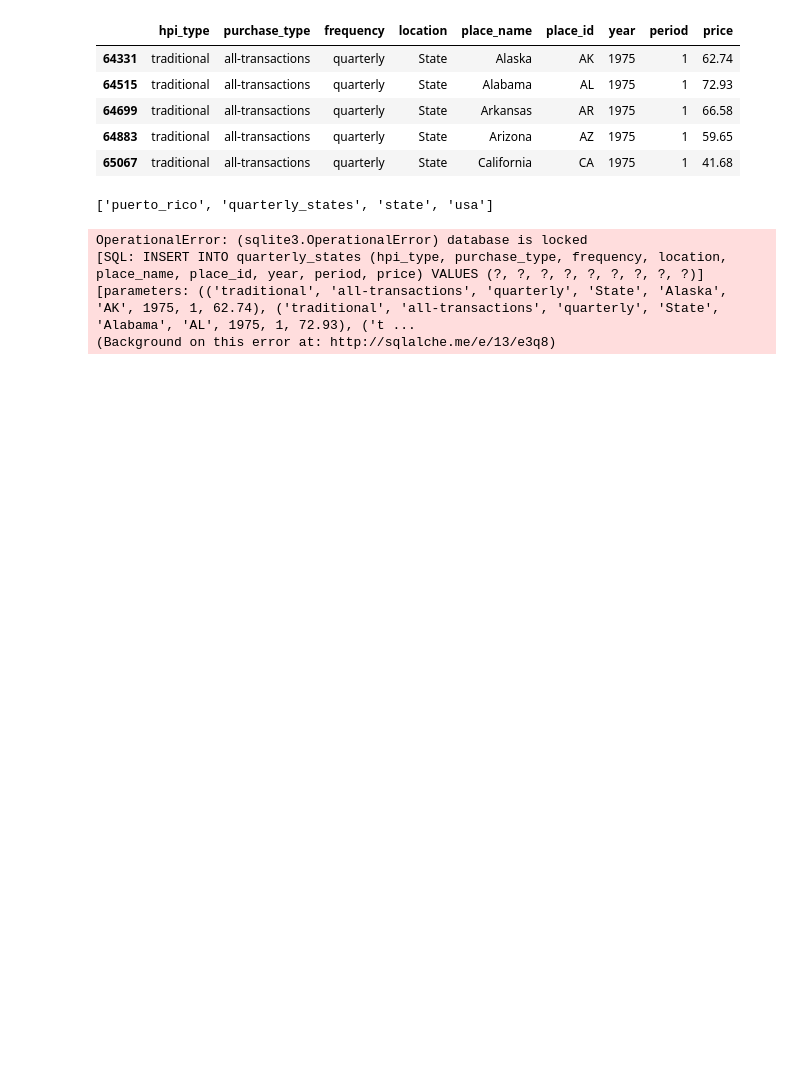
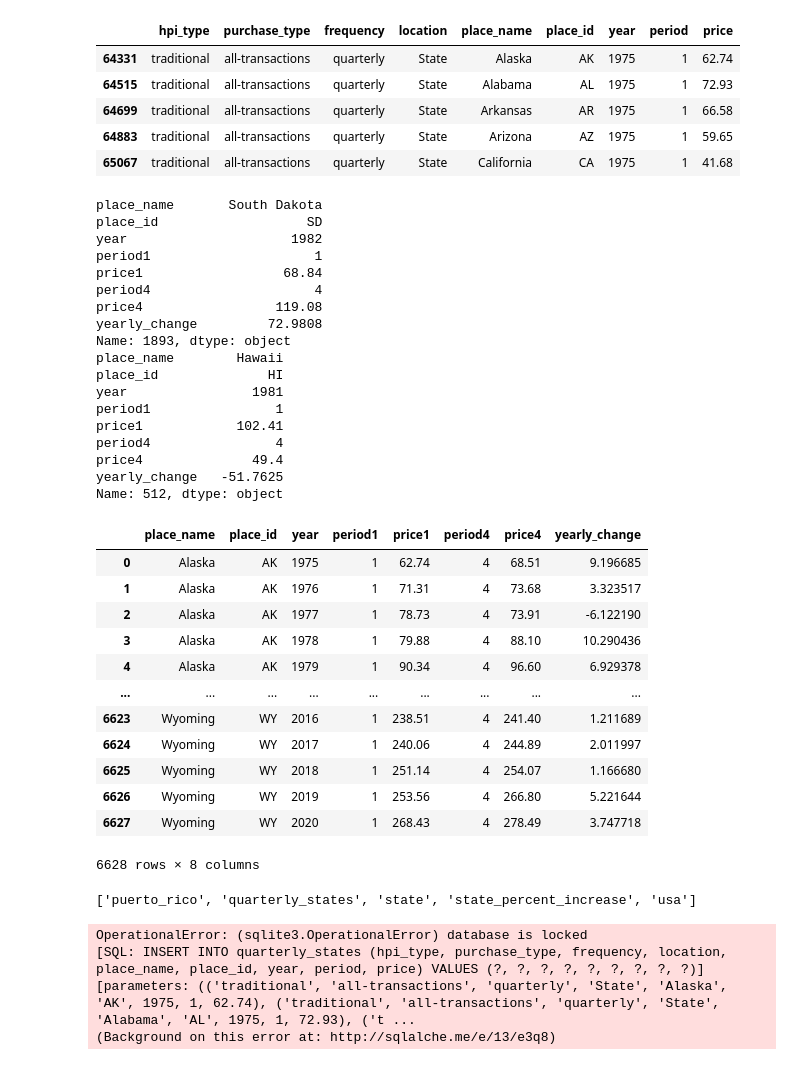
Before and after one commit to erinmann12/project-two, a Jupyter notebook: etl.ipynb, the cells around one changed output. Cells and saved outputs as stored; diff of their text form; code cells hidden in the pictures; blank space fills up the shorter version.

```diff
--- a/etl.ipynb
+++ b/etl.ipynb
@@ -81,6 +81,66 @@ sorted_state_df.head()
 | 64699 | traditional | all-transactions | quarterly | State | Arkansas | AR | 1975 | 1 | 66.58 |
 | 64883 | traditional | all-transactions | quarterly | State | Arizona | AZ | 1975 | 1 | 59.65 |
 | 65067 | traditional | all-transactions | quarterly | State | California | CA | 1975 | 1 | 41.68 |
+# %%
+#DF to Isolate Period
+state_period1 = state_df.loc[state_df['period'] == 1]
+state_period4 = state_df.loc[state_df['period'] == 4]
+state_period4
+#State Data Renamed
+state_period1 = state_period1.rename(columns={"period": "period1", "price": "price1"})
+state_period1
+state_period4 = state_period4.rename(columns={"period": "period4", "price": "price4"})
+state_period4
+#Create dataframes with beginning and ending prices
+beginning_price = state_period1[["place_name", "place_id", "year", "period1", "price1"]]
+beginning_price
+ending_price = state_period4[["period4", "price4"]]
+ending_price
+#Merge Data
+state_merged = pd.concat([beginning_price.reset_index(drop=True),ending_price.reset_index(drop=True)], axis=1)
+state_merged
+state_merged["yearly_change"] = (state_merged["price4"] - state_merged['price1']) * 100 / state_merged['price1']
+state_merged
+max_state = state_merged.loc[state_merged['yearly_change'].idxmax()]
+max_state
+min_state = state_merged.loc[state_merged['yearly_change'].idxmin()]
+min_state
+print(max_state)
+print(min_state)
+beginning_price
+state_merged
+# %% [output]
+place_name       South Dakota
+place_id                   SD
+year                     1982
+period1                     1
+price1                  68.84
+period4                     4
+price4                 119.08
+yearly_change         72.9808
+Name: 1893, dtype: object
+place_name        Hawaii
+place_id              HI
+year                1981
+period1                1
+price1            102.41
+period4                4
+price4              49.4
+yearly_change   -51.7625
+Name: 512, dtype: object
+|  | place_name | place_id | year | period1 | price1 | period4 | price4 | yearly_change |
+| 0 | Alaska | AK | 1975 | 1 | 62.74 | 4 | 68.51 | 9.196685 |
+| 1 | Alaska | AK | 1976 | 1 | 71.31 | 4 | 73.68 | 3.323517 |
+| 2 | Alaska | AK | 1977 | 1 | 78.73 | 4 | 73.91 | -6.122190 |
+| 3 | Alaska | AK | 1978 | 1 | 79.88 | 4 | 88.10 | 10.290436 |
+| 4 | Alaska | AK | 1979 | 1 | 90.34 | 4 | 96.60 | 6.929378 |
+| ... | ... | ... | ... | ... | ... | ... | ... | ... |
+| 6623 | Wyoming | WY | 2016 | 1 | 238.51 | 4 | 241.40 | 1.211689 |
+| 6624 | Wyoming | WY | 2017 | 1 | 240.06 | 4 | 244.89 | 2.011997 |
+| 6625 | Wyoming | WY | 2018 | 1 | 251.14 | 4 | 254.07 | 1.166680 |
+| 6626 | Wyoming | WY | 2019 | 1 | 253.56 | 4 | 266.80 | 5.221644 |
+| 6627 | Wyoming | WY | 2020 | 1 | 268.43 | 4 | 278.49 | 3.747718 |
+6628 rows × 8 columns
 # %%
 engine = create_engine("sqlite:///housingdata.sqlite")
 
@@ -94,8 +154,9 @@ state = Base.classes.state
 usa = Base.classes.usa
 puerto_rico = Base.classes.puerto_rico
 quarterly_states = Base.classes.quarterly_states
+state_percent_increase = Base.classes.state_percent_increase
 # %% [output]
-['puerto_rico', 'quarterly_states', 'state', 'usa']
+['puerto_rico', 'quarterly_states', 'state', 'state_percent_increase', 'usa']
 # %%
 state_df.to_sql(name='state', con=engine, if_exists='append', index=False)
 # %%
```
Also changed, not shown: parts of 1 cell of this notebook, 4 other files.
